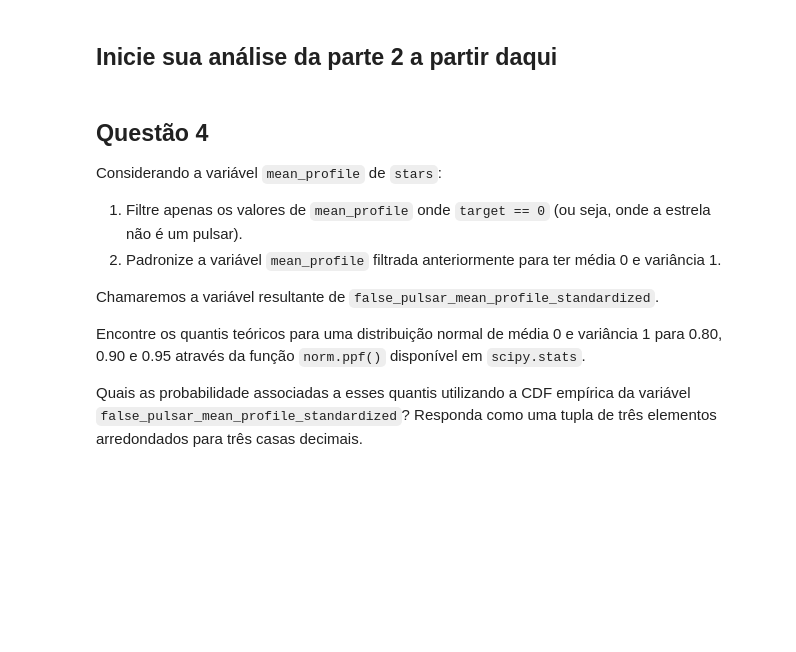
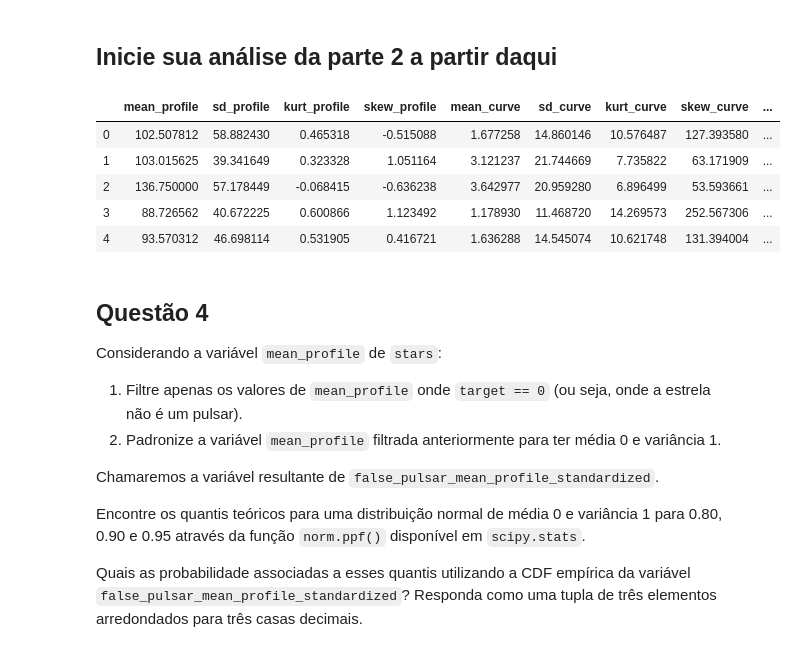
Before and after one commit to gabipz/data-science-codenation, a Jupyter notebook: 04-probability-distributions-challange/probability-distributions.ipynb, the cells around one changed output. Drawn from its saved outputs; the diff is of its cells as text; code cells hidden in the pictures; blank space fills up the shorter version.

```diff
--- a/04-probability-distributions-challange/probability-distributions.ipynb
+++ b/04-probability-distributions-challange/probability-distributions.ipynb
@@ -144,3 +142,12 @@ stars.loc[:, "target"] = stars.target.astype(bool)
+# %%
+stars.head()
+# %% [output]
+|  | mean_profile | sd_profile | kurt_profile | skew_profile | mean_curve | sd_curve | kurt_curve | skew_curve | ... |
+| 0 | 102.507812 | 58.882430 | 0.465318 | -0.515088 | 1.677258 | 14.860146 | 10.576487 | 127.393580 | ... |
+| 1 | 103.015625 | 39.341649 | 0.323328 | 1.051164 | 3.121237 | 21.744669 | 7.735822 | 63.171909 | ... |
+| 2 | 136.750000 | 57.178449 | -0.068415 | -0.636238 | 3.642977 | 20.959280 | 6.896499 | 53.593661 | ... |
+| 3 | 88.726562 | 40.672225 | 0.600866 | 1.123492 | 1.178930 | 11.468720 | 14.269573 | 252.567306 | ... |
+| 4 | 93.570312 | 46.698114 | 0.531905 | 0.416721 | 1.636288 | 14.545074 | 10.621748 | 131.394004 | ... |
 # %% [markdown]
 ## Questão 4
 
```
Also changed, not shown: parts of 1 cell of this notebook.
